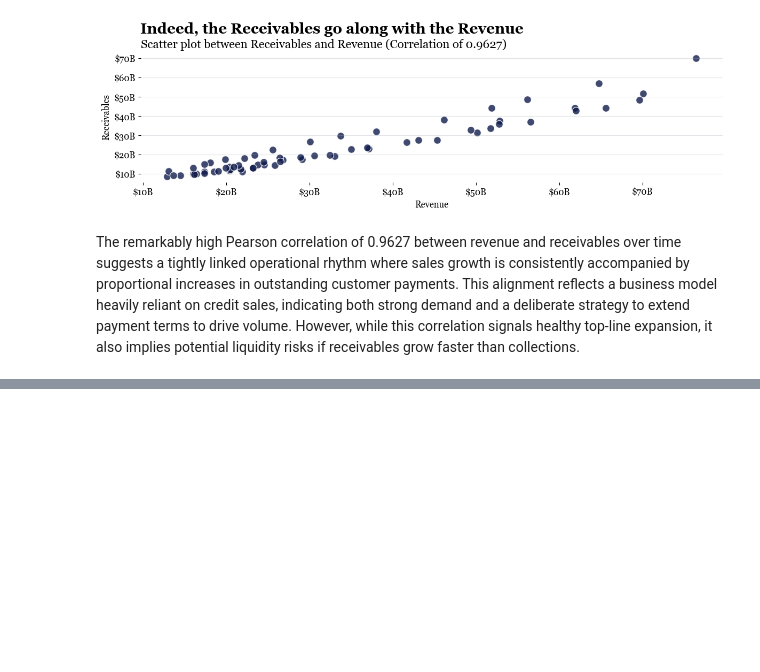
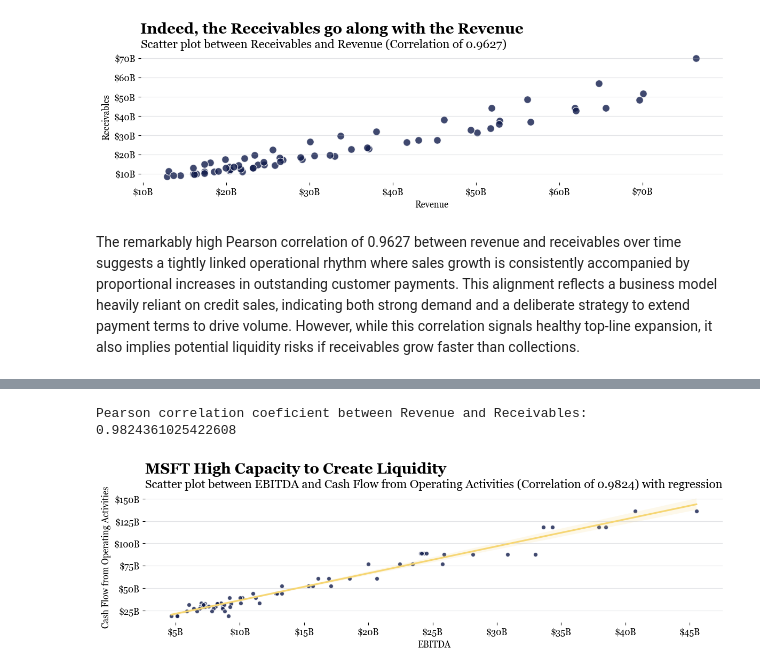
Before and after one commit to juanramosdataexpert/MSFT-EBITDA-Regression-Studio, a Jupyter notebook: Notebooks/EDA.ipynb, the cells around one changed output, grey strips where cells are left out. Drawn from its saved outputs; the diff is of its cells as text; code cells hidden in the pictures; blank space fills up the shorter version.

```diff
--- a/Notebooks/EDA.ipynb
+++ b/Notebooks/EDA.ipynb
@@ -509,0 +502,26 @@ df.head(2)
+# %%
+print(f'Pearson correlation coeficient between Revenue and Receivables: {df['EBITDA'].corr(df['Cash_Flow_From_Operating_Activities'])}')
+# %% [output]
+Pearson correlation coeficient between Revenue and Receivables: 0.9824361025422608
+# %%
+fig, ax = plt.subplots(figsize=(12, 4))
+fig.suptitle('MSFT High Capacity to Create Liquidity',
+             ha='left', x=0.083, y=0.92, size=20, weight='bold')
+sns.regplot(data=df, x='EBITDA', y='Cash_Flow_From_Operating_Activities',
+            ax=ax, color=juan_colors[0],
+            scatter_kws={'edgecolor': 'white', 'linewidths': 1},
+            line_kws={'color': juan_colors[5]})
+ax.set_title('Scatter plot between EBITDA and Cash Flow from Operating Activities (Correlation of 0.9824) with regression',
+             size=16, loc='left')
+ax.set_xlabel('EBITDA')
+ax.set_ylabel('Cash Flow from Operating Activities')
+formatter_x = mtick.FuncFormatter(lambda x, p: f'${x/1e9:,.0f}B')
+ax.xaxis.set_major_formatter(formatter_x)
+formatter_y = mtick.FuncFormatter(lambda y, p: f'${y/1e9:,.0f}B')
+ax.yaxis.set_major_formatter(formatter_y)
+ax.grid(True, color=juan_colors[2], axis='y', alpha=0.3)
+ax.spines[['top', 'left', 'bottom', 'right']].set_visible(False)
+plt.tight_layout()
+plt.show()
+# %% [output]
+[figure, added]
```
Also changed, not shown: parts of 5 cells of this notebook.
